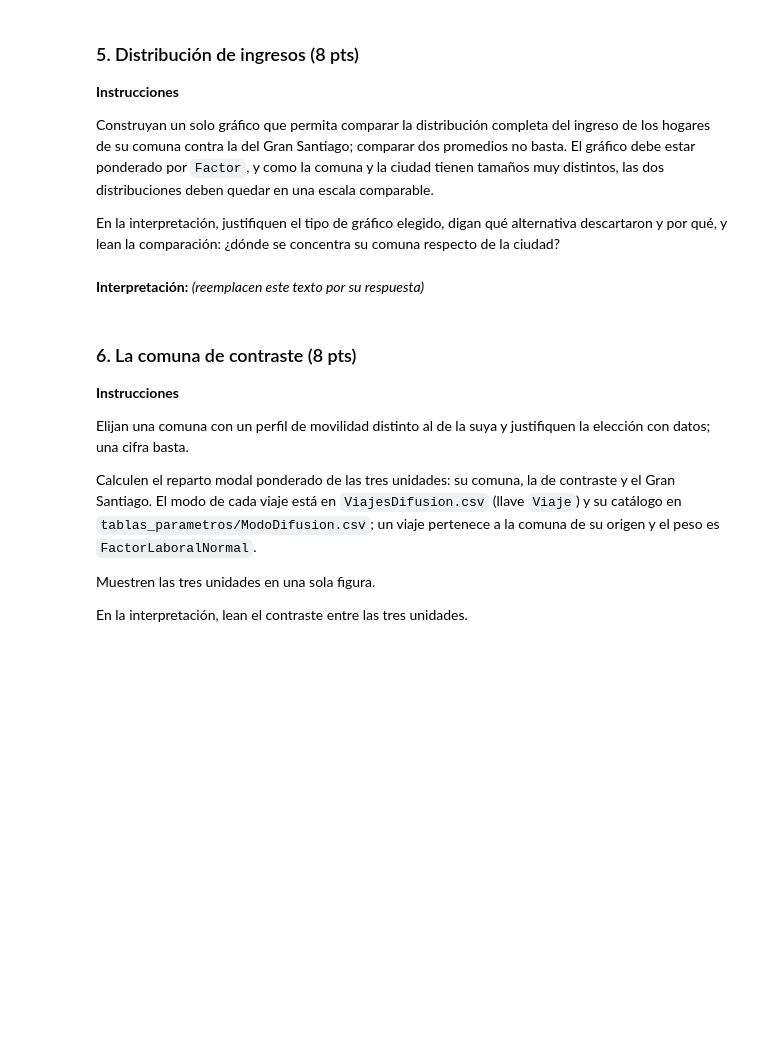
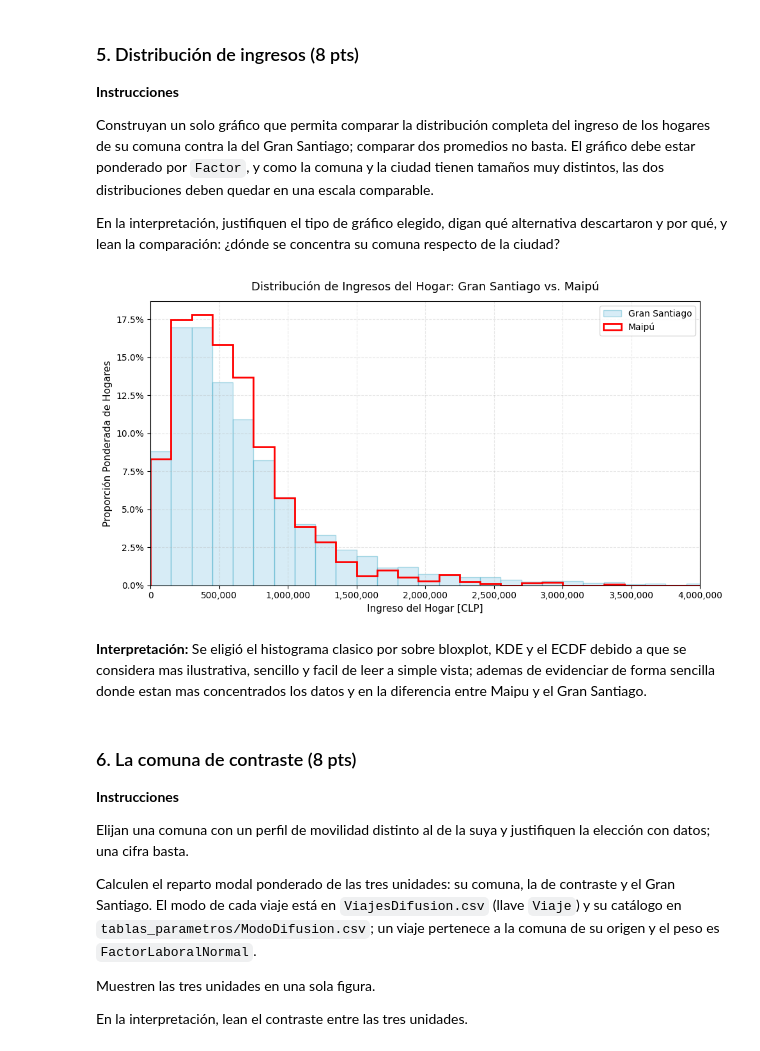
Before and after one commit to GaboDR/tarea1_csDatos, a Jupyter notebook: tarea1_delgado.ipynb, the cells around one changed output. Saved outputs shown, nothing was run; the diff lists cells and outputs as text; code cells hidden in the pictures; blank space fills up the shorter version.

```diff
--- a/tarea1_delgado.ipynb
+++ b/tarea1_delgado.ipynb
@@ -264,9 +263,63 @@ En la interpretación, justifiquen el tipo de gráfico elegido, digan qué
 alternativa descartaron y por qué, y lean la comparación: ¿dónde se concentra su
 comuna respecto de la ciudad?
 # %%
-# Su código (agreguen las celdas que necesiten)
+from matplotlib.ticker import FuncFormatter
+import numpy as np
+
+# 1. Limpiar nulos explícitamente y extraer arrays
+clean_stgo = hogares[['IngresoHogar', 'Factor']].dropna()
+clean_maipu = hogaresMaipu[['IngresoHogar', 'Factor']].dropna()
+
+# 2. Definir cortes de bins uniformes
+max_ingreso = 4_000_000
+ancho_bin = 150_000
+bins = np.arange(0, max_ingreso + ancho_bin, ancho_bin)
+
+# 3. Ponderaciones normalizadas para que sumen 1 (stat='probability')
+weights_stgo = clean_stgo['Factor'] / clean_stgo['Factor'].sum()
+weights_maipu = clean_maipu['Factor'] / clean_maipu['Factor'].sum()
+
+plt.figure(figsize=(10, 5.5))
+
+# Histograma Gran Santiago (barras rellenas grises)
+plt.hist(
+    clean_stgo['IngresoHogar'],
+    bins=bins,
+    weights=weights_stgo,
+    color='#8ecae6',
+    alpha=0.35,
+    label='Gran Santiago',
+    edgecolor='#219ebc'
+)
+
+# Histograma Maipú (contorno tipo step visible)
+plt.hist(
+    clean_maipu['IngresoHogar'],
+    bins=bins,
+    weights=weights_maipu,
+    color='red',
+    histtype='step',
+    linewidth=2,
+    label='Maipú'
+)
+
+# Rótulos y unidades requeridas
+plt.title('Distribución de Ingresos del Hogar: Gran Santiago vs. Maipú', fontsize=13, pad=12)
+plt.xlabel('Ingreso del Hogar [CLP]', fontsize=11)
+plt.ylabel('Proporción Ponderada de Hogares', fontsize=11)
+
+plt.xlim(0, max_ingreso)
+plt.gca().xaxis.set_major_formatter(FuncFormatter(lambda x, _: f'{int(x):,}'))
+plt.gca().yaxis.set_major_formatter(FuncFormatter(lambda y, _: f'{y * 100:.1f}%'))
+plt.grid(True, linestyle='--', alpha=0.3)
+plt.legend(frameon=True, fontsize=10)
+
+plt.tight_layout()
+plt.show()
+# %% [output]
+[figure, added]
 # %% [markdown]
-**Interpretación:** *(reemplacen este texto por su respuesta)*
+**Interpretación:** Se eligió el histograma clasico por sobre bloxplot, KDE y el ECDF  debido a que se considera mas ilustrativa, sencillo y facil de leer a simple vista; ademas de evidenciar de forma sencilla donde estan mas concentrados los datos y en la diferencia entre Maipu y el Gran Santiago.
 # %% [markdown]
 ### 6. La comuna de contraste (8 pts)
 
```
Also changed, not shown: parts of 16 cells of this notebook.
